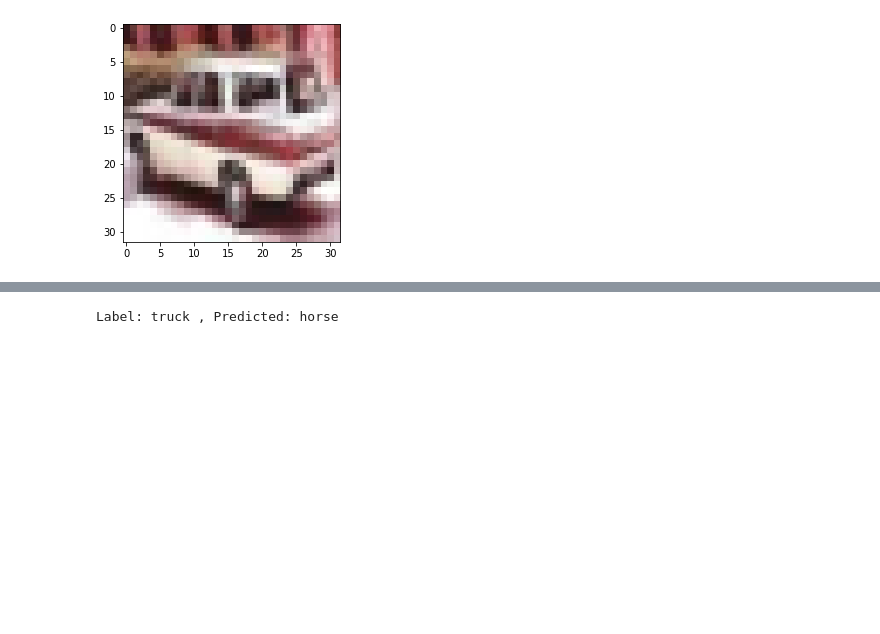
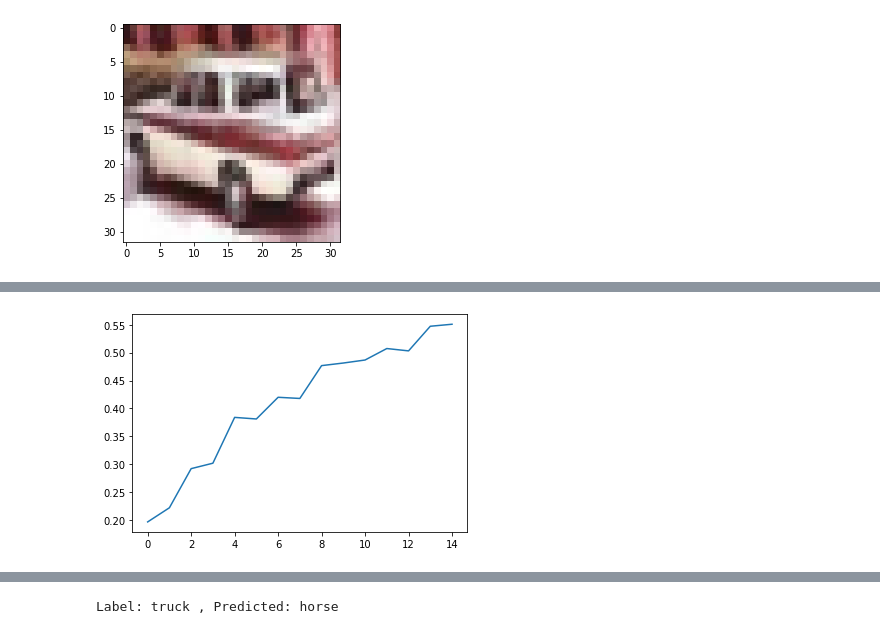
Before and after one commit to AndrewLi19/ML_Assignment, a Jupyter notebook: Assignment5/my_cifar10_CNN.ipynb, the cells around one changed output, grey strips where cells are left out. Cells and saved outputs as stored; diff of their text form; code cells hidden in the pictures; blank space fills up the shorter version.

```diff
--- a/Assignment5/my_cifar10_CNN.ipynb
+++ b/Assignment5/my_cifar10_CNN.ipynb
@@ -379,0 +372,40 @@ plot_losses(history)
+# %%
+@torch.no_grad()
+def evaluate(model, val_loader):
+  model.eval()
+  outputs = [model.validation_step(batch) for batch in val_loader]
+  return model.validation_epoch_end(outputs)
+
+#利用早停法进行训练，判别标准为泛化损失，新增参数threshold为阈值
+def train_in_early_stopping(epochs, lr, model, train_loader, val_loader, threshold, opt_func=torch.optim.SGD):
+  history = []
+  optimizer = opt_func(model.parameters(), lr)
+  e_opt=100;
+  for epoch in range(epochs):
+    # Training Phase
+    model.train()
+    train_losses = []
+    for batch in train_loader:
+      loss = model.training_step(batch)
+      loss.backward()
+      optimizer.step()
+      optimizer.zero_grad()
+      train_losses.append(loss)
+    # Validation phase
+    result = evaluate(model, val_loader)
+    result['train_loss'] = torch.stack(train_losses).mean().item()
+    model.epoch_end(epoch, result)
+    if 100*(result['val_loss']/e_opt-1) > threshold:
+      break
+    else:
+      if result['val_loss'] < e_opt:
+        e_opt=result['val_loss']
+    history.append(result)
+  return history
+# %%
+num_epochs = 40
+opt_func = torch.optim.Adam
+lr = 0.001
+# %%
+history = train_in_early_stopping(num_epochs, lr, model, train_dl, val_dl, 10, opt_func)
+#重新进行训练，阈值设置为10
@@ -379,0 +429,4 @@ plot_losses(history)
+# %%
+plot_accuracies(history)
+# %% [output]
+[figure, added]
```
Also changed, not shown: parts of 11 cells of this notebook.
